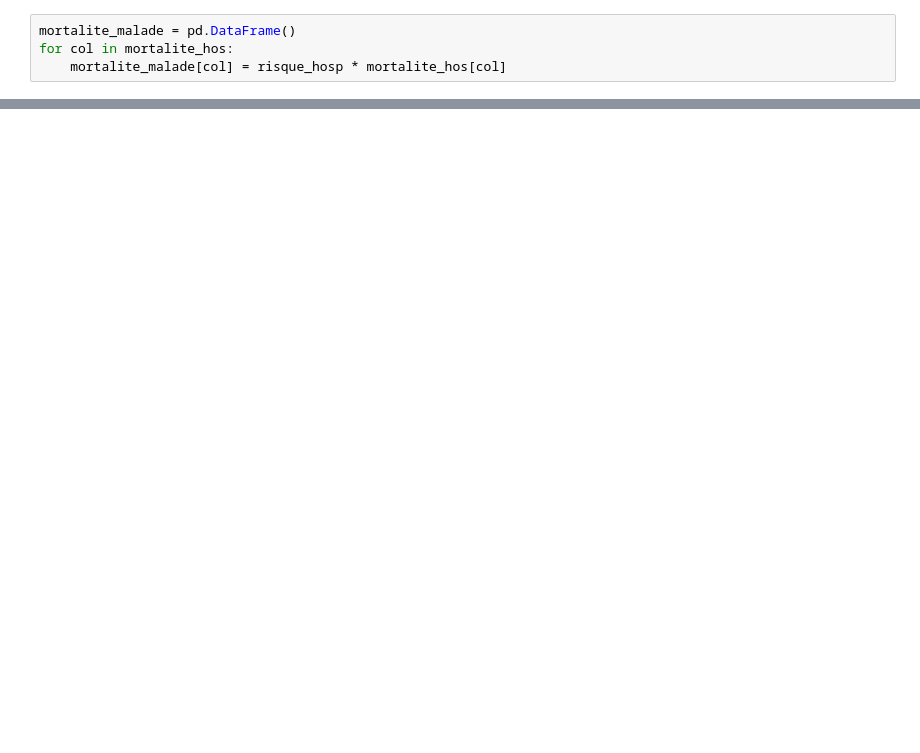
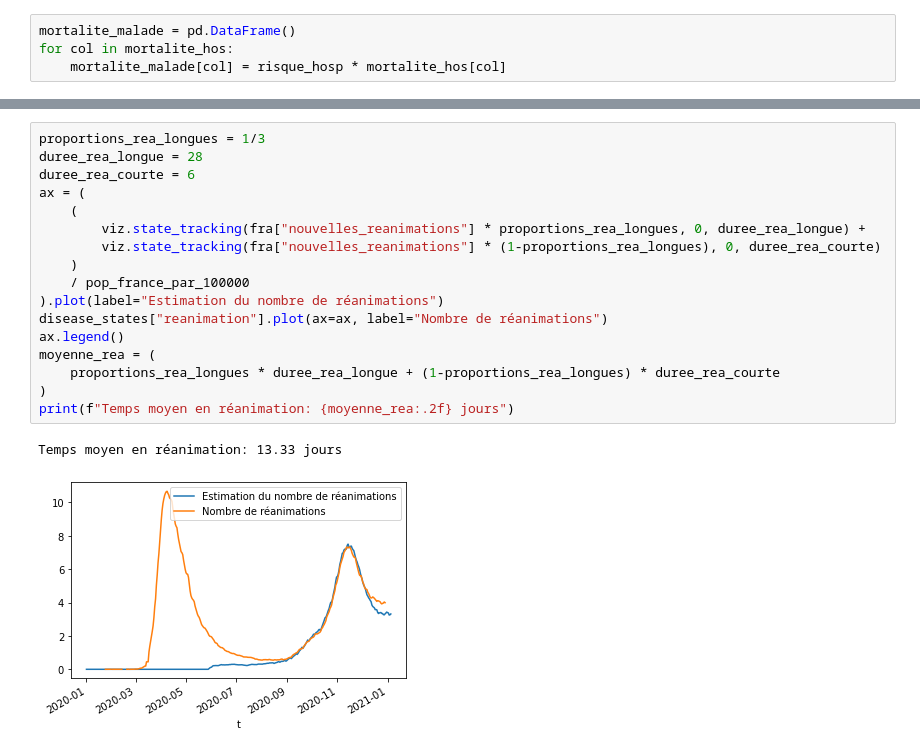
Before and after one commit to payoto/covid19-viz, a Jupyter notebook: 2020-10-18-taux-de-malades.ipynb, the cells around one changed output, grey strips where cells are left out. Cells and saved outputs as stored; diff of their text form; blank space fills up the shorter version.

```diff
--- a/2020-10-18-taux-de-malades.ipynb
+++ b/2020-10-18-taux-de-malades.ipynb
@@ -356,0 +363,20 @@ leg.set_bbox_to_anchor((0.115, 0.17))
+# %%
+proportions_rea_longues = 1/3
+duree_rea_longue = 28
+duree_rea_courte = 6
+ax = (
+    (
+        viz.state_tracking(fra["nouvelles_reanimations"] * proportions_rea_longues, 0, duree_rea_longue) +
+        viz.state_tracking(fra["nouvelles_reanimations"] * (1-proportions_rea_longues), 0, duree_rea_courte)
+    )
+    / pop_france_par_100000
+).plot(label="Estimation du nombre de réanimations")
+disease_states["reanimation"].plot(ax=ax, label="Nombre de réanimations")
+ax.legend()
+moyenne_rea = (
+    proportions_rea_longues * duree_rea_longue + (1-proportions_rea_longues) * duree_rea_courte
+)
+print(f"Temps moyen en réanimation: {moyenne_rea:.2f} jours")
+# %% [output]
+Temps moyen en réanimation: 13.33 jours
+[figure, added]
```
Also changed, not shown: parts of 18 cells of this notebook.
